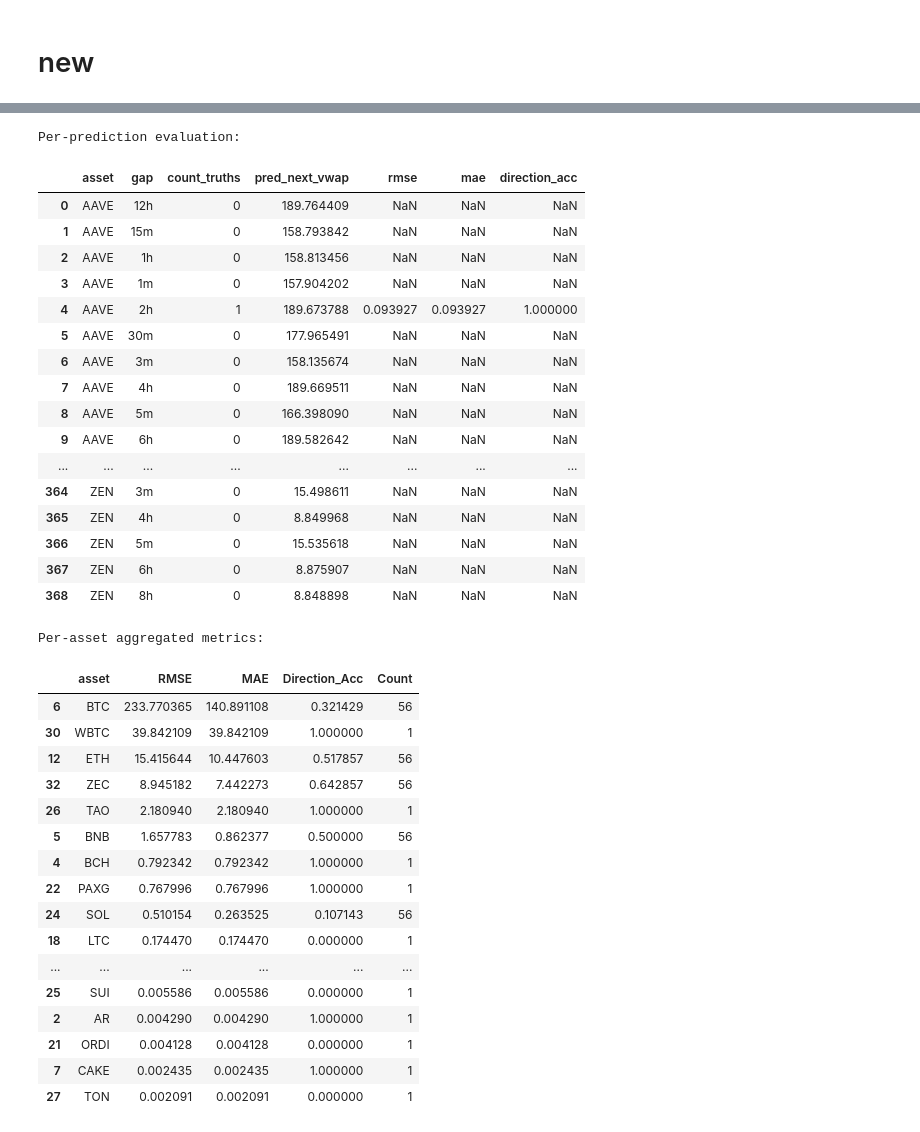
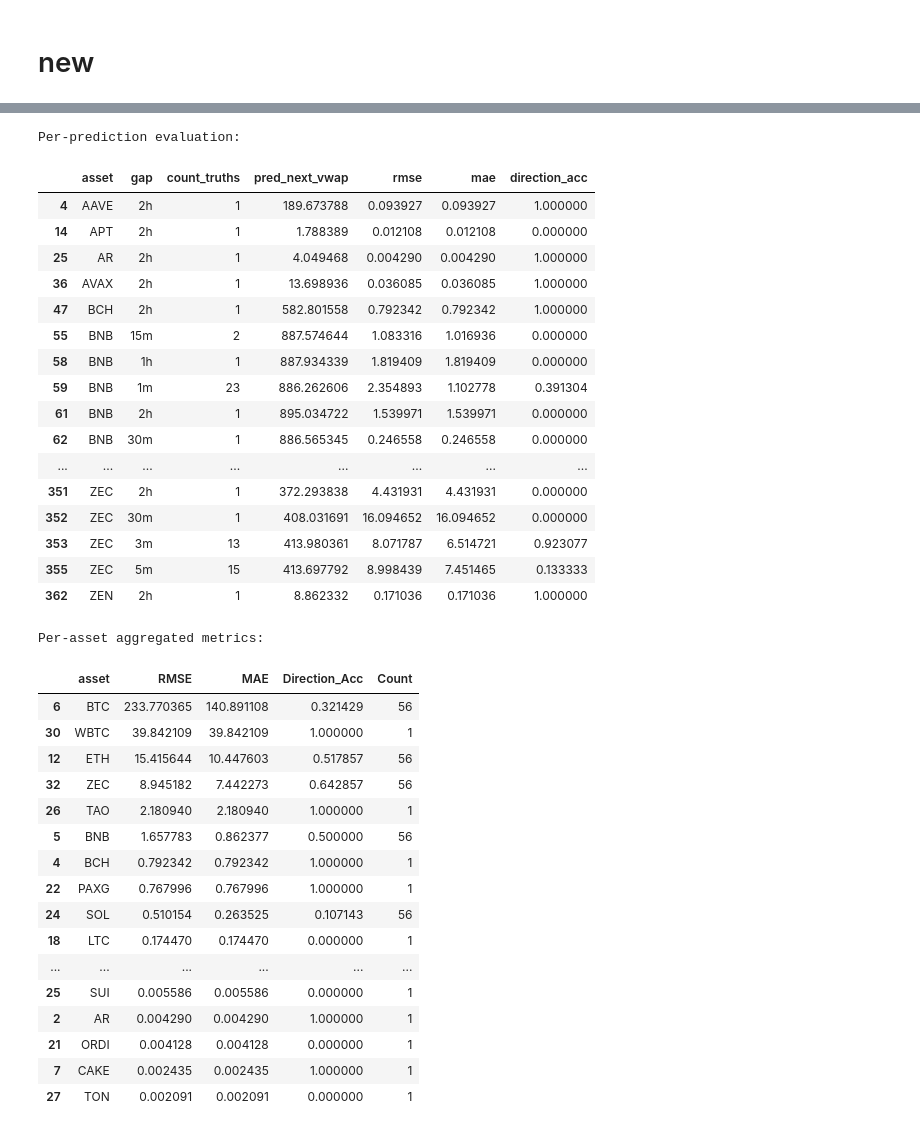
Before and after one commit to itpofy2024o/st, a Jupyter notebook: ut.ipynb, the cells around one changed output, grey strips where cells are left out. Cells and saved outputs as stored; diff of their text form; code cells hidden in the pictures.

```diff
--- a/ut.ipynb
+++ b/ut.ipynb
@@ -55,0 +52,4 @@ len(nndf)
+# %%
+train_df=ndf.iloc[:110254,:]
+actual_x=ndf.iloc[110254:,:]
+len(train_df),len(actual_x)
@@ -56,4 +67,4 @@ len(nndf)
 # %%
-assets_to_train=[i for i in nndf["asset"].unique().tolist() if i in df["asset"].unique().tolist()]
+assets_to_train=[i for i in actual_x["asset"].unique().tolist() if i in train_df["asset"].unique().tolist()]
 print(assets_to_train)
 # %% [output]
@@ -61,5 +72,5 @@ print(assets_to_train)
 # %%
-c=[[len(df[df["asset"]==i]),i] for i in assets_to_train]
+c=[[len(train_df[train_df["asset"]==i]),i] for i in assets_to_train]
 # %%
 c = sorted(c, key=lambda x: x[0],reverse=True)
 print(c)
@@ -120,8 +136,8 @@ def ensure_dirs():
 
 # ---------- load & preprocess ----------
 print("Loading CSVs...")
-df_raw = df.copy()   # preserve your 'do not edit variable names' pattern if needed
-ndf_raw = ndf.copy()
+df_raw = train_df.copy()   # preserve your 'do not edit variable names' pattern if needed
+ndf_raw = actual_x.copy()
 
 # parse timestamp columns
 df_raw['timestamp'] = pd.to_datetime(df_raw['timestamp'])
@@ -207,7 +223,7 @@ for asset in assets_to_train:
     model_path = MODELS_DIR / f"rf_{asset}.joblib"
     joblib.dump({'model':model, 'features':features}, model_path)
     asset_models[asset] = {'model':model, 'features':features, 'model_path':str(model_path)}
-    print(f"--- Asset: {asset} --- Trained & saved -> {model_path}  (train rows: {len(rows)})")
+    # print(f"--- Asset: {asset} --- Trained & saved -> {model_path}  (train rows: {len(rows)})")
 
 per_asset_train_df = pd.DataFrame(per_asset_train_metrics)
 per_asset_train_df.to_csv(OUT_DIR / "per_asset_train_metrics.csv", index=False)
@@ -397,12 +419,31 @@ for _, prow in pred_df.iterrows():
     cand = nndf[(nndf['asset'] == asset) &
                 (nndf['gap'] == gap) &
                 (nndf['timestamp'] > last_ts)]
+    # print(asset,cand)
 
-    if pd.isna(gap_min) or pd.isna(gaplimit):
-        cand_sel = cand.head(FIRST_K)
-    else:
-        window_end = last_ts + timedelta(minutes=int(gap_min * gaplimit))
-        cand_sel = cand[cand['timestamp'] <= window_end]
+    # if pd.isna(gap_min) or pd.isna(gaplimit):
+        # cand_sel = cand.head(FIRST_K)
+    # else:
+    GAP_TOTAL_MIN = {
+        '1m': 300,
+        '3m': 300,
+        '5m': 300,
+        '15m': 300,
+        '30m': 300,
+        '1h': 300,
+        '2h': 7200,
+        '4h': 7200,
+        '6h': 7200,
+        '8h': 7200,
+        '12h': 7200,
+        '1d':50400,
+        '1w':50400,
+        '1M': 216000
+    }
+    total_min = GAP_TOTAL_MIN[gap]
+    window_end = last_ts + timedelta(minutes=total_min)
+    # window_end = last_ts + timedelta(minutes=int(gap_min * gaplimit))
+    cand_sel = cand[cand['timestamp'] <= window_end]
 
     if cand_sel.empty:
         eval_rows.append({
@@ -445,50 +486,50 @@ for asset, g in eval_df.groupby('asset'):
     if valid.empty:
         agg_records.append({
             'asset': asset,
             'RMSE': np.nan,
             'MAE': np.nan,
             'Direction_Acc': np.nan,
             'Count': int(g['count_truths'].sum())
         })
         continue
     counts = valid['count_truths'].values
     rmse_w = np.average(valid['rmse'], weights=counts)
     mae_w = np.average(valid['mae'], weights=counts)
     diracc_w = np.average(valid['direction_acc'], weights=counts)
     agg_records.append({
         'asset': asset,
         'RMSE': float(rmse_w),
         'MAE': float(mae_w),
         'Direction_Acc': float(diracc_w),
         'Count': int(g['count_truths'].sum())
     })
 
 per_asset_metrics_df = pd.DataFrame(agg_records).sort_values('RMSE', ascending=False)
 
 # ------------------- RESULTS -------------------
 print("Per-prediction evaluation:")
-display(eval_df)
+display(eval_df.dropna(subset=['rmse', 'mae', 'direction_acc']))
 print("\nPer-asset aggregated metrics:")
 display(per_asset_metrics_df)
 # %% [output]
 Per-prediction evaluation:
 |  | asset | gap | count_truths | pred_next_vwap | rmse | mae | direction_acc |
-| 0 | AAVE | 12h | 0 | 189.764409 | NaN | NaN | NaN |
-| 1 | AAVE | 15m | 0 | 158.793842 | NaN | NaN | NaN |
-| 2 | AAVE | 1h | 0 | 158.813456 | NaN | NaN | NaN |
-| 3 | AAVE | 1m | 0 | 157.904202 | NaN | NaN | NaN |
 | 4 | AAVE | 2h | 1 | 189.673788 | 0.093927 | 0.093927 | 1.000000 |
-| 5 | AAVE | 30m | 0 | 177.965491 | NaN | NaN | NaN |
-| 6 | AAVE | 3m | 0 | 158.135674 | NaN | NaN | NaN |
-| 7 | AAVE | 4h | 0 | 189.669511 | NaN | NaN | NaN |
-| 8 | AAVE | 5m | 0 | 166.398090 | NaN | NaN | NaN |
-| 9 | AAVE | 6h | 0 | 189.582642 | NaN | NaN | NaN |
+| 14 | APT | 2h | 1 | 1.788389 | 0.012108 | 0.012108 | 0.000000 |
+| 25 | AR | 2h | 1 | 4.049468 | 0.004290 | 0.004290 | 1.000000 |
+| 36 | AVAX | 2h | 1 | 13.698936 | 0.036085 | 0.036085 | 1.000000 |
+| 47 | BCH | 2h | 1 | 582.801558 | 0.792342 | 0.792342 | 1.000000 |
+| 55 | BNB | 15m | 2 | 887.574644 | 1.083316 | 1.016936 | 0.000000 |
+| 58 | BNB | 1h | 1 | 887.934339 | 1.819409 | 1.819409 | 0.000000 |
+| 59 | BNB | 1m | 23 | 886.262606 | 2.354893 | 1.102778 | 0.391304 |
+| 61 | BNB | 2h | 1 | 895.034722 | 1.539971 | 1.539971 | 0.000000 |
+| 62 | BNB | 30m | 1 | 886.565345 | 0.246558 | 0.246558 | 0.000000 |
 | ... | ... | ... | ... | ... | ... | ... | ... |
-| 364 | ZEN | 3m | 0 | 15.498611 | NaN | NaN | NaN |
-| 365 | ZEN | 4h | 0 | 8.849968 | NaN | NaN | NaN |
-| 366 | ZEN | 5m | 0 | 15.535618 | NaN | NaN | NaN |
-| 367 | ZEN | 6h | 0 | 8.875907 | NaN | NaN | NaN |
-| 368 | ZEN | 8h | 0 | 8.848898 | NaN | NaN | NaN |
+| 351 | ZEC | 2h | 1 | 372.293838 | 4.431931 | 4.431931 | 0.000000 |
+| 352 | ZEC | 30m | 1 | 408.031691 | 16.094652 | 16.094652 | 0.000000 |
+| 353 | ZEC | 3m | 13 | 413.980361 | 8.071787 | 6.514721 | 0.923077 |
+| 355 | ZEC | 5m | 15 | 413.697792 | 8.998439 | 7.451465 | 0.133333 |
+| 362 | ZEN | 2h | 1 | 8.862332 | 0.171036 | 0.171036 | 1.000000 |
 Per-asset aggregated metrics:
 |  | asset | RMSE | MAE | Direction_Acc | Count |
 | 6 | BTC | 233.770365 | 140.891108 | 0.321429 | 56 |
```
Also changed, not shown: parts of 10 cells of this notebook.
